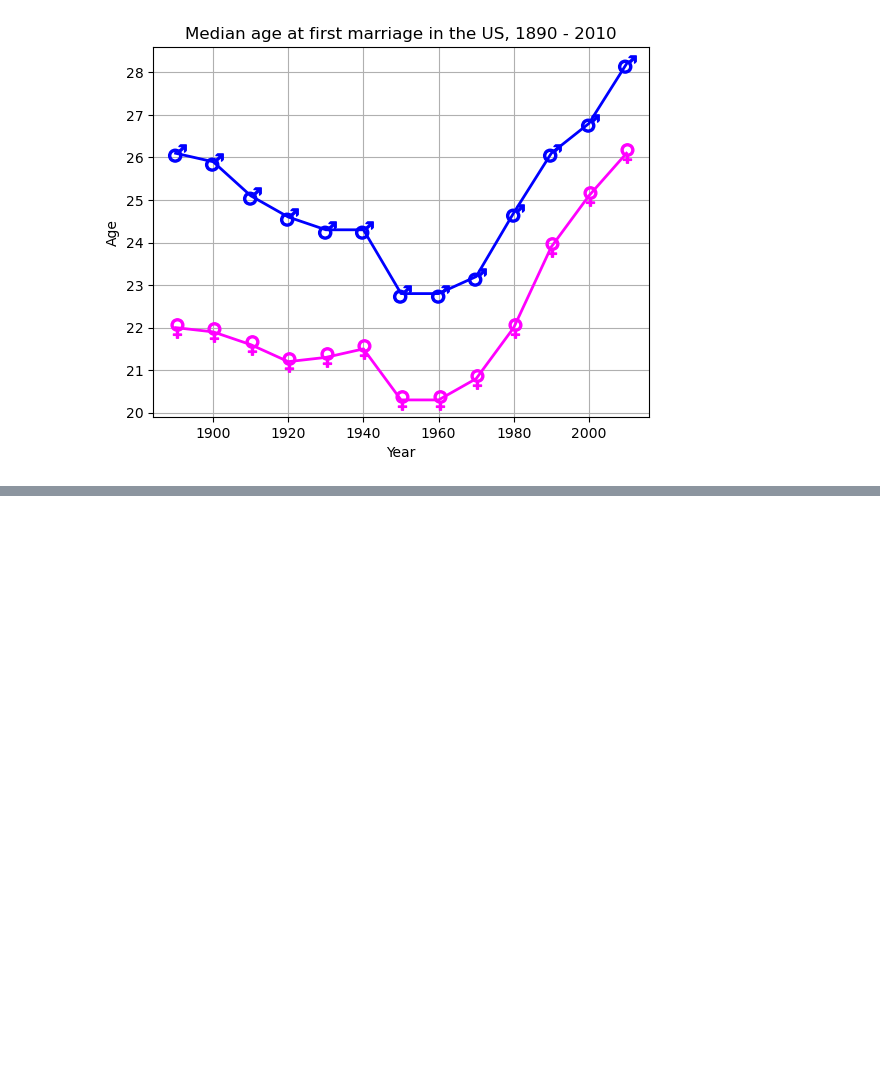
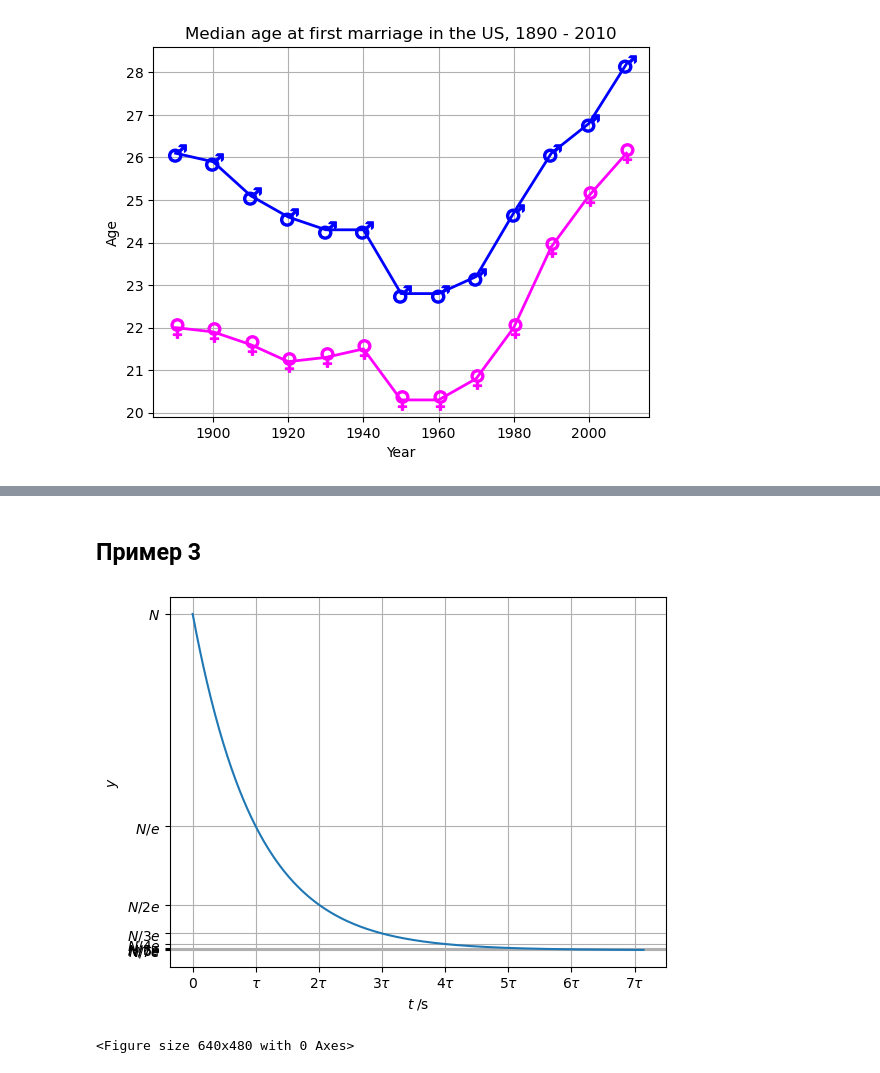
Before and after one commit to VolnovF/mdk0203, a Jupyter notebook: Pr09.ipynb, the cells around one changed output, grey strips where cells are left out. Cells and saved outputs as stored; diff of their text form; code cells hidden in the pictures; blank space fills up the shorter version.

```diff
--- a/Pr09.ipynb
+++ b/Pr09.ipynb
@@ -50,0 +50,42 @@ FileNotFoundError: pr09/us-city-populations/boston.tsv not found.
+# %% [markdown]
+## Пример 3
+# %%
+import numpy as np
+import matplotlib.pyplot as plt
+
+# Initial value of y at t=0, lifetime in s
+N, tau = 10000, 28
+# Maximum time to consider (s)
+tmax = 200
+# A suitable grid of time points, and the exponential decay itself
+t = np.linspace(0, tmax, 1000)
+y = N * np.exp(-t/tau)
+
+fig = plt.figure()
+ax = fig.add_subplot(111)
+ax.plot(t, y)
+
+# The number of lifetimes that fall within the plotted time interval
+ntau = tmax // tau + 1
+# xticks at 0, tau, 2*tau, ..., ntau*tau; yticks at the corresponding y-values
+xticks = [i*tau for i in range(ntau)]
+yticks = [N * np.exp(-i) for i in range(ntau)]
+ax.set_xticks(xticks)
+ax.set_yticks(yticks)
+
+# xtick labels: 0, tau, 2tau, ...
+xtick_labels = [r'$0$', r'$\tau$'] + [r'${}\tau$'.format(k) for k in range(2,ntau)]
+ax.set_xticklabels(xtick_labels)
+# corresponding ytick labels: N, N/e, N/2e, ...
+ytick_labels = [r'$N$',r'$N/e$'] + [r'$N/{}e$'.format(k) for k in range(2,ntau)]
+ax.set_yticklabels(ytick_labels)
+
+ax.set_xlabel(r'$t\;/\mathrm{s}$')
+ax.set_ylabel(r'$y$')
+ax.grid()
+plt.show()
+plt.draw()
+fig.savefig('Lifetimes of an exponential decay.png', dpi=500)
+# %% [output]
+[figure, added]
+<Figure size 640x480 with 0 Axes>
```
Also changed, not shown: parts of 6 cells of this notebook, 1 other file.
